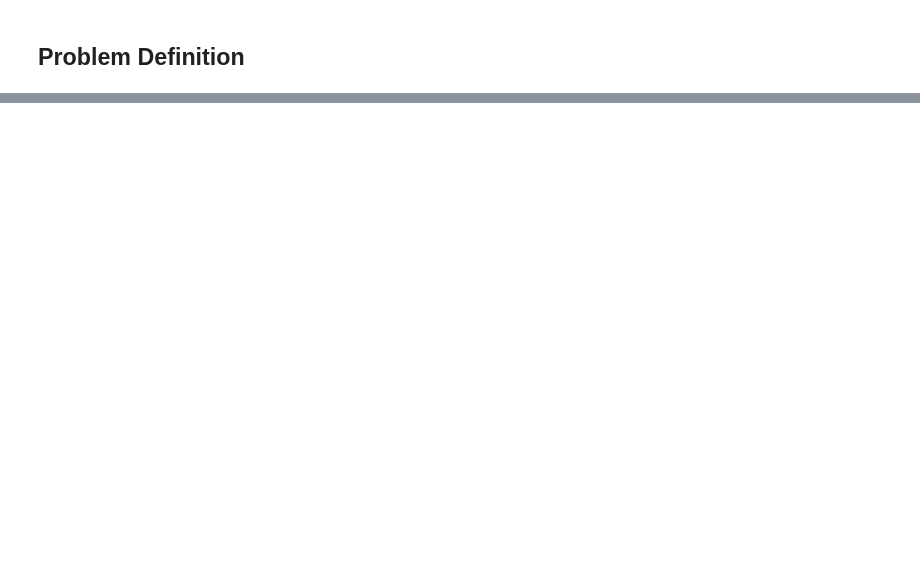
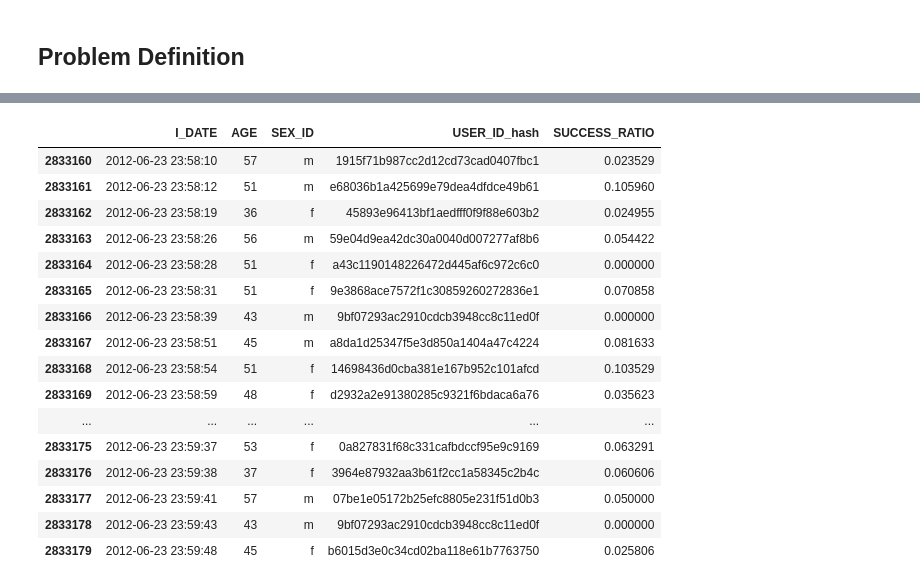
Before and after one commit to alorozco53/Coupons, a Jupyter notebook: CouponsKueski.ipynb, the cells around one changed output, grey strips where cells are left out. Saved outputs shown, nothing was run; the diff lists cells and outputs as text; code cells hidden in the pictures; blank space fills up the shorter version.

```diff
--- a/CouponsKueski.ipynb
+++ b/CouponsKueski.ipynb
@@ -162,0 +155,4 @@ coupon_detail_train.head()
+# %%
+date_vs_age = coupon_visit_train.join(user_list, on='USER_ID_hash')[['I_DATE', 'AGE', 'SEX_ID', 'USER_ID_hash']]
+date_vs_age.I_DATE = date_vs_age.I_DATE.apply(lambda d: get_time(d))
+date_vs_age[date_vs_age.SEX_ID == 'm'].tail(10)
@@ -162,0 +175,6 @@ coupon_detail_train.head()
+# %%
+coupon_counter = coupon_visit_train.groupby(by=coupon_visit_train.USER_ID_hash).count()
+ratio = coupon_counter.PURCHASEID_hash / coupon_counter.PURCHASE_FLG
+ratio.name = 'SUCCESS_RATIO'
+coupon_counter = coupon_counter.join(ratio)
+coupon_counter.head(10)
@@ -162,0 +194,23 @@ coupon_detail_train.head()
+# %%
+dataset = date_vs_age.join(coupon_counter.SUCCESS_RATIO, on='USER_ID_hash')
+dataset = dataset.sort_values(by=['I_DATE'])
+dataset.index = range(len(dataset))
+dataset.tail(20)
+# %% [output]
+|  | I_DATE | AGE | SEX_ID | USER_ID_hash | SUCCESS_RATIO |
+| 2833160 | 2012-06-23 23:58:10 | 57 | m | 1915f71b987cc2d12cd73cad0407fbc1 | 0.023529 |
+| 2833161 | 2012-06-23 23:58:12 | 51 | m | e68036b1a425699e79dea4dfdce49b61 | 0.105960 |
+| 2833162 | 2012-06-23 23:58:19 | 36 | f | 45893e96413bf1aedfff0f9f88e603b2 | 0.024955 |
+| 2833163 | 2012-06-23 23:58:26 | 56 | m | 59e04d9ea42dc30a0040d007277af8b6 | 0.054422 |
+| 2833164 | 2012-06-23 23:58:28 | 51 | f | a43c1190148226472d445af6c972c6c0 | 0.000000 |
+| 2833165 | 2012-06-23 23:58:31 | 51 | f | 9e3868ace7572f1c30859260272836e1 | 0.070858 |
+| 2833166 | 2012-06-23 23:58:39 | 43 | m | 9bf07293ac2910cdcb3948cc8c11ed0f | 0.000000 |
+| 2833167 | 2012-06-23 23:58:51 | 45 | m | a8da1d25347f5e3d850a1404a47c4224 | 0.081633 |
+| 2833168 | 2012-06-23 23:58:54 | 51 | f | 14698436d0cba381e167b952c101afcd | 0.103529 |
+| 2833169 | 2012-06-23 23:58:59 | 48 | f | d2932a2e91380285c9321f6bdaca6a76 | 0.035623 |
+| ... | ... | ... | ... | ... | ... |
+| 2833175 | 2012-06-23 23:59:37 | 53 | f | 0a827831f68c331cafbdccf95e9c9169 | 0.063291 |
+| 2833176 | 2012-06-23 23:59:38 | 37 | f | 3964e87932aa3b61f2cc1a58345c2b4c | 0.060606 |
+| 2833177 | 2012-06-23 23:59:41 | 57 | m | 07be1e05172b25efc8805e231f51d0b3 | 0.050000 |
+| 2833178 | 2012-06-23 23:59:43 | 43 | m | 9bf07293ac2910cdcb3948cc8c11ed0f | 0.000000 |
+| 2833179 | 2012-06-23 23:59:48 | 45 | f | b6015d3e0c34cd02ba118e61b7763750 | 0.025806 |
```
Also changed, not shown: parts of 24 cells of this notebook.
